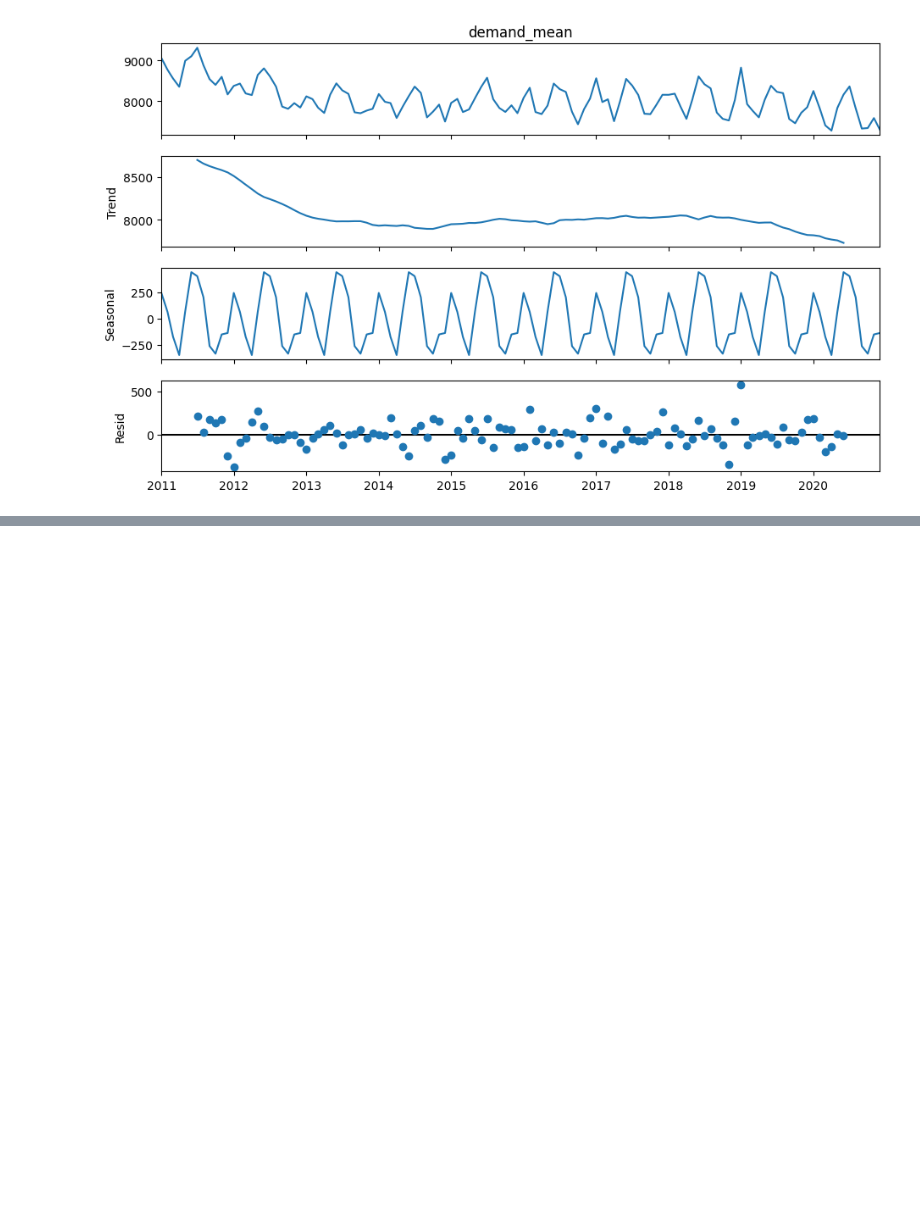
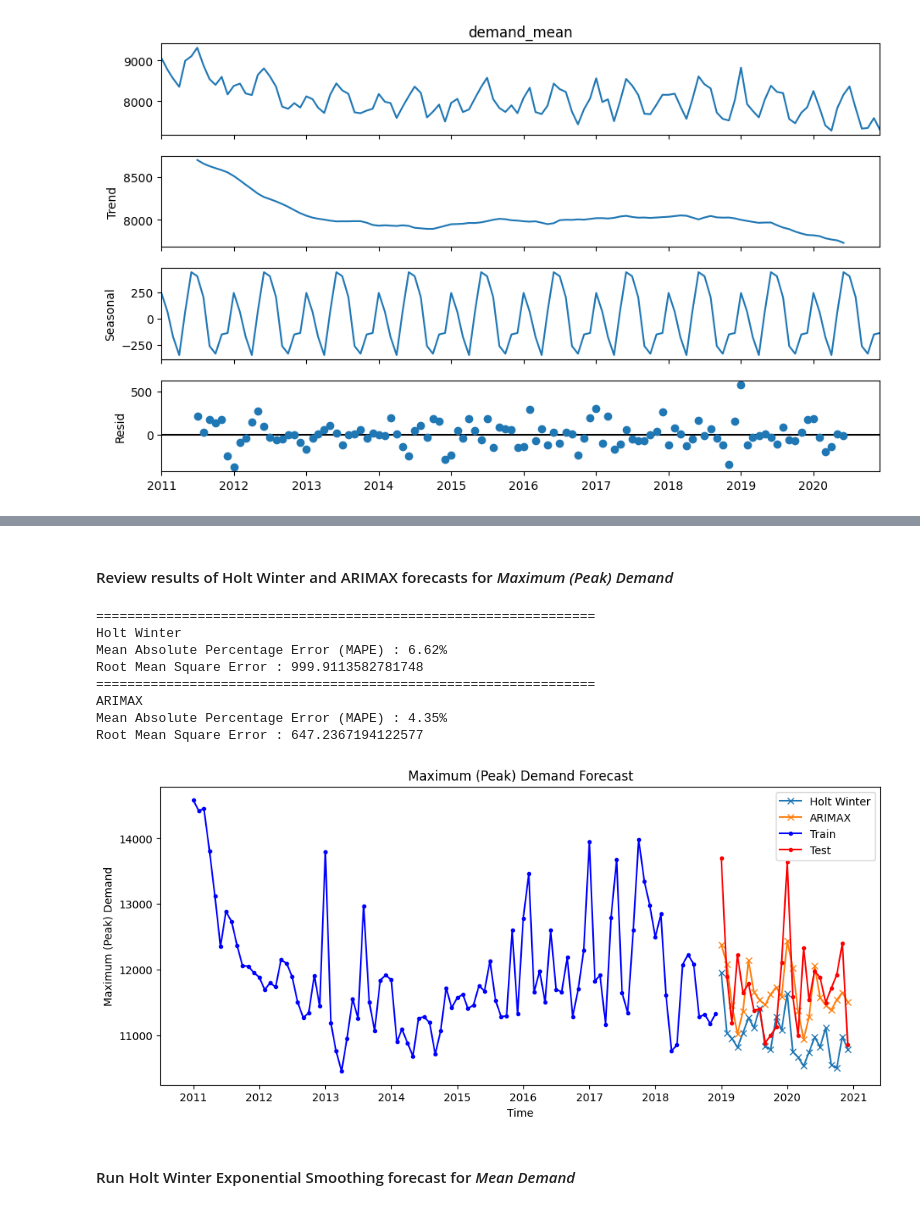
Before and after one commit to Z5429/ZZSC9020-Group-P, a Jupyter notebook: src/time_series_model.ipynb, the cells around one changed output, grey strips where cells are left out. Drawn from its saved outputs; the diff is of its cells as text; code cells hidden in the pictures; blank space fills up the shorter version.

```diff
--- a/src/time_series_model.ipynb
+++ b/src/time_series_model.ipynb
@@ -498,0 +305,7 @@ Root Mean Square Error : 350.4062788513483
+# %%
+y_train = y_train_max
+y_test = y_test_max
+# %%
+# Holt Winter Forecast
+
+hw_pred = holt_winter(train_data=y_train, test_data=y_test, seasonal_periods=12, trend='mul', seasonal='mul')
@@ -498,0 +314,2 @@ Root Mean Square Error : 350.4062788513483
+# %%
+sr_pred = arimax(train_data=y_train, test_data=y_test, freq=12)
@@ -498,0 +351,20 @@ Root Mean Square Error : 350.4062788513483
+# %% [markdown]
+#### Review results of Holt Winter and ARIMAX forecasts for *Maximum (Peak) Demand*
+# %%
+models = {
+    'Holt Winter': hw_pred
+    ,'ARIMAX': sr_pred
+}
+mod_review(models=models, demand_name='Maximum (Peak) Demand')
+# %% [output]
+================================================================
+Holt Winter
+Mean Absolute Percentage Error (MAPE) : 6.62%
+Root Mean Square Error : 999.9113582781748
+================================================================
+ARIMAX
+Mean Absolute Percentage Error (MAPE) : 4.35%
+Root Mean Square Error : 647.2367194122577
+[figure, added]
+# %% [markdown]
+#### Run Holt Winter Exponential Smoothing forecast for *Mean Demand*
```
Also changed, not shown: parts of 45 cells of this notebook.
